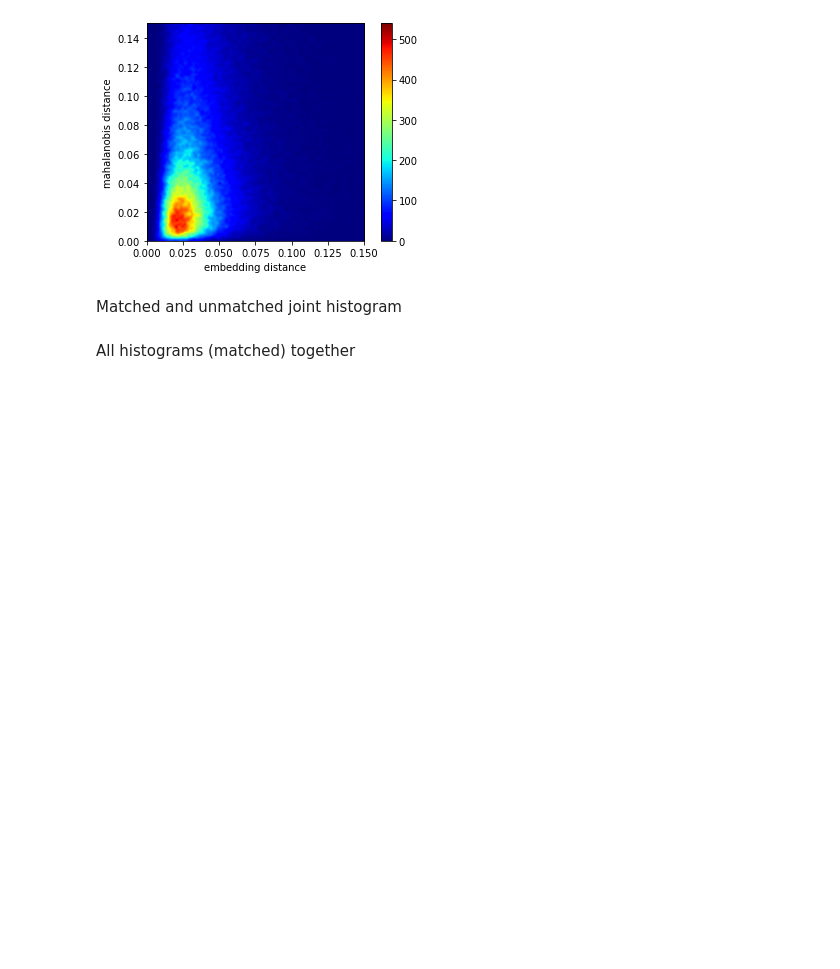
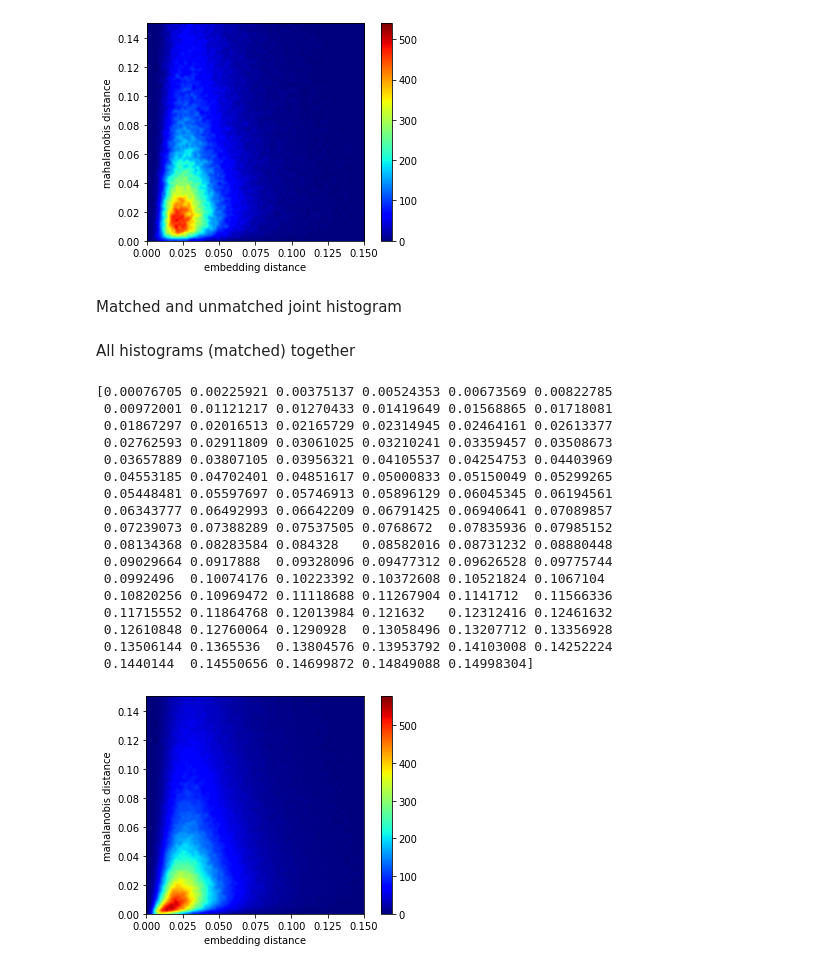
Before and after one commit to amitgalor18/FairMOT, a Jupyter notebook: src/dist_prob_dist.ipynb, the cells around one changed output. Cells and saved outputs as stored; diff of their text form; code cells hidden in the pictures; blank space fills up the shorter version.

```diff
--- a/src/dist_prob_dist.ipynb
+++ b/src/dist_prob_dist.ipynb
@@ -96,22 +101,41 @@ All histograms (matched) together
 # %%
 df2_01=df01.copy()
 df2_02=df02.copy()
 df2_03=df03.copy()
 df2_05=df05.copy()
 df3_01=df2_01.loc[(df2_01['embedding_distance'] <0.15) & (df2_01['mahalanobis_distance'] <0.15)]
 df3_02=df2_02.loc[(df2_02['embedding_distance'] <0.15) & (df2_02['mahalanobis_distance'] <0.15)]
 df3_03=df2_03.loc[(df2_03['embedding_distance'] <0.15) & (df2_03['mahalanobis_distance'] <0.15)]
 df3_05=df2_05.loc[(df2_05['embedding_distance'] <0.15) & (df2_05['mahalanobis_distance'] <0.15)]
 df3=pd.concat([df3_01,df3_02,df3_03,df3_05])
 maha=df3.dropna()['mahalanobis_distance']
 emb=df3.dropna()['embedding_distance']
 
 
-h, x, y, p = plt.hist2d(emb,maha, bins=(100,100), cmap=plt.cm.jet, normed=True)
+h, x, y, p = plt.hist2d(emb,maha, bins=(100,100), cmap=plt.cm.jet, density=True)
 plt.clf()
 plt.close()
 plt.imshow(h.T, origin = "lower", interpolation = "bicubic", extent=[0,0.15,0,0.15], cmap=plt.cm.jet)
 plt.colorbar()
 plt.xlabel('embedding distance')
 plt.ylabel('mahalanobis distance')
-plt.savefig(f'./images/{scenario} joint_histogram_matched_smoothed run {run_id}.png')
+# plt.savefig(f'./images/{scenario} joint_histogram_matched_smoothed run {run_id}.png')
+# %% [output]
+[0.00076705 0.00225921 0.00375137 0.00524353 0.00673569 0.00822785
+ 0.00972001 0.01121217 0.01270433 0.01419649 0.01568865 0.01718081
+ 0.01867297 0.02016513 0.02165729 0.02314945 0.02464161 0.02613377
+ 0.02762593 0.02911809 0.03061025 0.03210241 0.03359457 0.03508673
+ 0.03657889 0.03807105 0.03956321 0.04105537 0.04254753 0.04403969
+ 0.04553185 0.04702401 0.04851617 0.05000833 0.05150049 0.05299265
+ 0.05448481 0.05597697 0.05746913 0.05896129 0.06045345 0.06194561
+ 0.06343777 0.06492993 0.06642209 0.06791425 0.06940641 0.07089857
+ 0.07239073 0.07388289 0.07537505 0.0768672  0.07835936 0.07985152
+ 0.08134368 0.08283584 0.084328   0.08582016 0.08731232 0.08880448
+ 0.09029664 0.0917888  0.09328096 0.09477312 0.09626528 0.09775744
+ 0.0992496  0.10074176 0.10223392 0.10372608 0.10521824 0.1067104
+ 0.10820256 0.10969472 0.11118688 0.11267904 0.1141712  0.11566336
+ 0.11715552 0.11864768 0.12013984 0.121632   0.12312416 0.12461632
+ 0.12610848 0.12760064 0.1290928  0.13058496 0.13207712 0.13356928
+ 0.13506144 0.1365536  0.13804576 0.13953792 0.14103008 0.14252224
+ 0.1440144  0.14550656 0.14699872 0.14849088 0.14998304]
+[figure, added]
```
Also changed, not shown: parts of 3 cells of this notebook, 5 other files.
